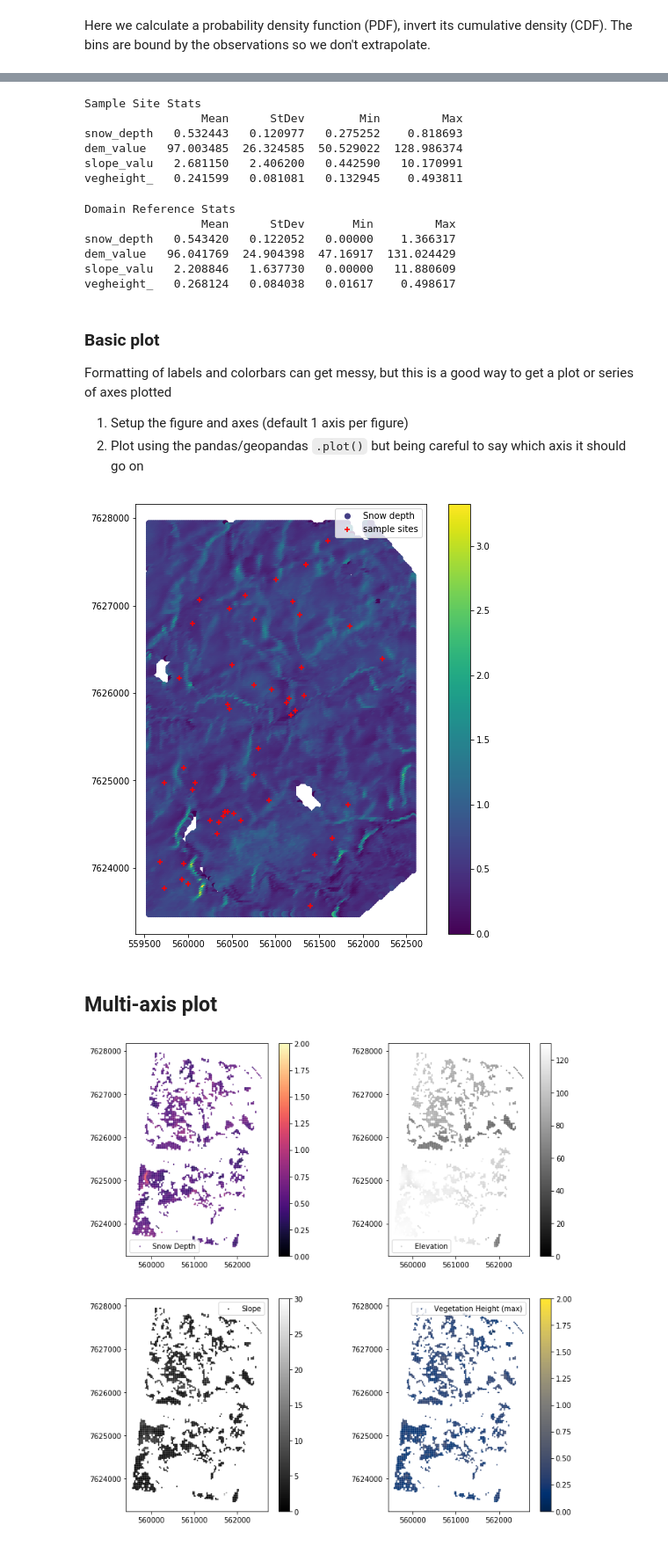
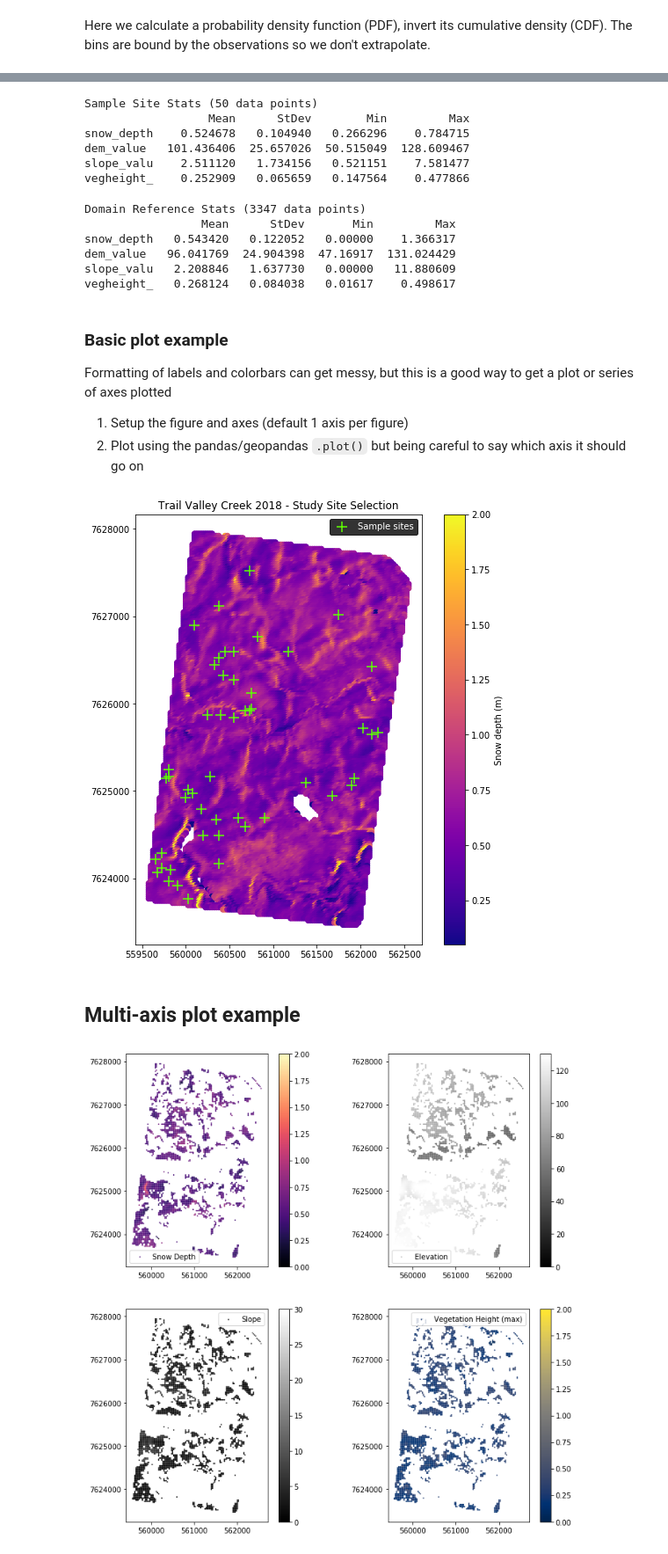
Before and after one commit to kingjml/tvc-site-selection, a Jupyter notebook: site-selector.ipynb, the cells around one changed output, grey strips where cells are left out. Shown at 88% size. Drawn from its saved outputs; the diff is of its cells as text; code cells hidden in the pictures.

```diff
--- a/site-selector.ipynb
+++ b/site-selector.ipynb
@@ -81,41 +92,73 @@ sites = siksik_sub.loc[sample_idx.astype(int)]
 # %%
-print('Sample Site Stats')
+print(f'Sample Site Stats ({sites.shape[0]} data points)')
 sample_stats = pd.concat([sites.mean(), sites.std(), sites.min(), sites.max()], axis=1, sort=False)
 sample_stats.columns = ['Mean', 'StDev', 'Min', 'Max']
 print(sample_stats)
 # %% [output]
-Sample Site Stats
-                 Mean      StDev        Min         Max
-snow_depth   0.532443   0.120977   0.275252    0.818693
-dem_value   97.003485  26.324585  50.529022  128.986374
-slope_valu   2.681150   2.406200   0.442590   10.170991
-vegheight_   0.241599   0.081081   0.132945    0.493811
+Sample Site Stats (50 data points)
+                  Mean      StDev        Min         Max
+snow_depth    0.524678   0.104940   0.266296    0.784715
+dem_value   101.436406  25.657026  50.515049  128.609467
+slope_valu    2.511120   1.734156   0.521151    7.581477
+vegheight_    0.252909   0.065659   0.147564    0.477866
 # %%
-print('Domain Reference Stats')
+print(f'Domain Reference Stats ({siksik_sub.shape[0]} data points)')
 domain_stats = pd.concat([siksik_sub.mean(), siksik_sub.std(), siksik_sub.min(), siksik_sub.max()], axis=1, sort=False)
 domain_stats.columns = ['Mean', 'StDev', 'Min', 'Max']
 print(domain_stats)
 # %% [output]
-Domain Reference Stats
+Domain Reference Stats (3347 data points)
                  Mean      StDev       Min         Max
 snow_depth   0.543420   0.122052   0.00000    1.366317
 dem_value   96.041769  24.904398  47.16917  131.024429
 slope_valu   2.208846   1.637730   0.00000   11.880609
 vegheight_   0.268124   0.084038   0.01617    0.498617
 # %% [markdown]
-### Basic plot
+### Basic plot example
 Formatting of labels and colorbars can get messy, but this is a good way to get a plot or series of axes plotted
 1. Setup the figure and axes (default 1 axis per figure)
 2. Plot using the pandas/geopandas `.plot()` but being careful to say which axis it should go on
-# %%
-fig, ax = plt.subplots(figsize=(9,9))
-siksik_data.plot(ax=ax, column='snow_depth', label='Snow depth', legend=True)
-sites.plot(ax=ax, marker='+', color='red', markersize=30, label='sample sites', legend=True)
-ax.legend(); # this just adds the label box within the axis
-# %% [output]
-[figure, removed]
+# %%
+fig, ax = plt.subplots(figsize=(9,9))
+
+# plot the snow depth "raster data" (actually vector points, but at default markersize it looks like a raster)
+siksik_data.loc[
+    siksik_data.geometry.within(siksik_geoms) # temporarily spatial-subset before plotting (doesn't alter siksik_data)
+].plot(
+    ax=ax,
+    column='snow_depth',
+    cmap='plasma', # not a great cmap for showing snow, but just an example of the built-in colormaps
+    vmin=snow_min,
+    vmax=snow_max
+)
+
+# plot the selected sites
+sites.plot(
+    ax=ax,
+    marker='+',
+    color='#5fff02', # hex colors are a-ok too
+    markersize=128,
+    label='Sample sites',
+    legend=True
+)
+
+ax.set_title('Trail Valley Creek 2018 - Study Site Selection')
+# example of fancy legend
+leg = ax.legend(facecolor='black', edgecolor='black')
+[text.set_color('white') for text in leg.get_texts()]
+
+# the annoying colorbar manually done using matplotlib
+sm = plt.cm.ScalarMappable(
+    cmap='plasma',
+    norm=plt.Normalize(vmin=snow_min, vmax=snow_max)
+)
+sm._A = [] # data range safe to be empty since we've manually specified vmin/vmax in both the plot and the colorbar
+cbar = fig.colorbar(sm)
+cbar.set_label('Snow depth (m)')
+# %% [output]
+[figure, added]
 # %% [markdown]
-## Multi-axis plot
+## Multi-axis plot example
 # %%
 fig, axes = plt.subplots(ncols=2, nrows=2, figsize=(12,12))
 snow, dem, slope, veg = axes.ravel()
```
Also changed, not shown: parts of 10 cells of this notebook.
